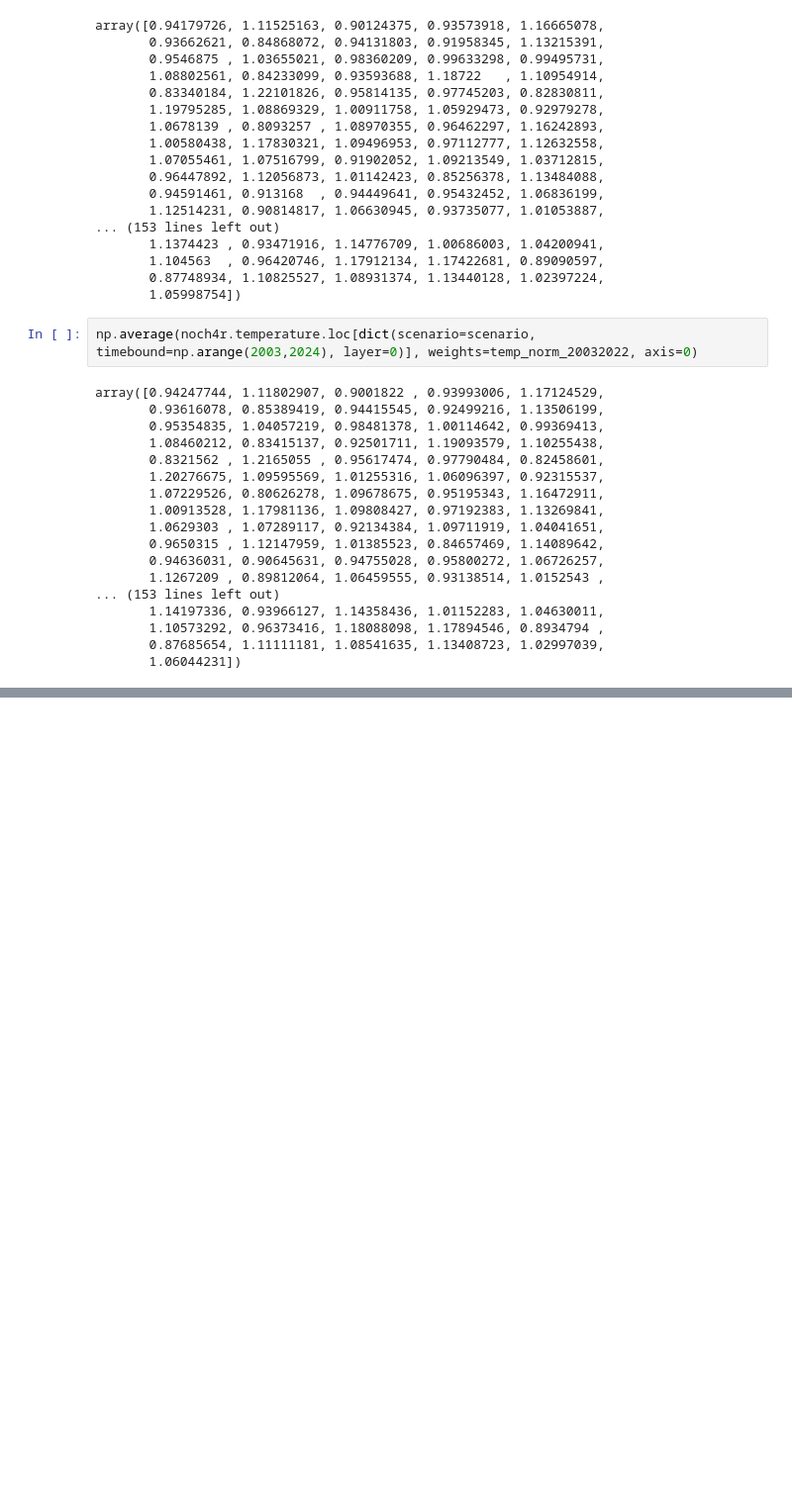
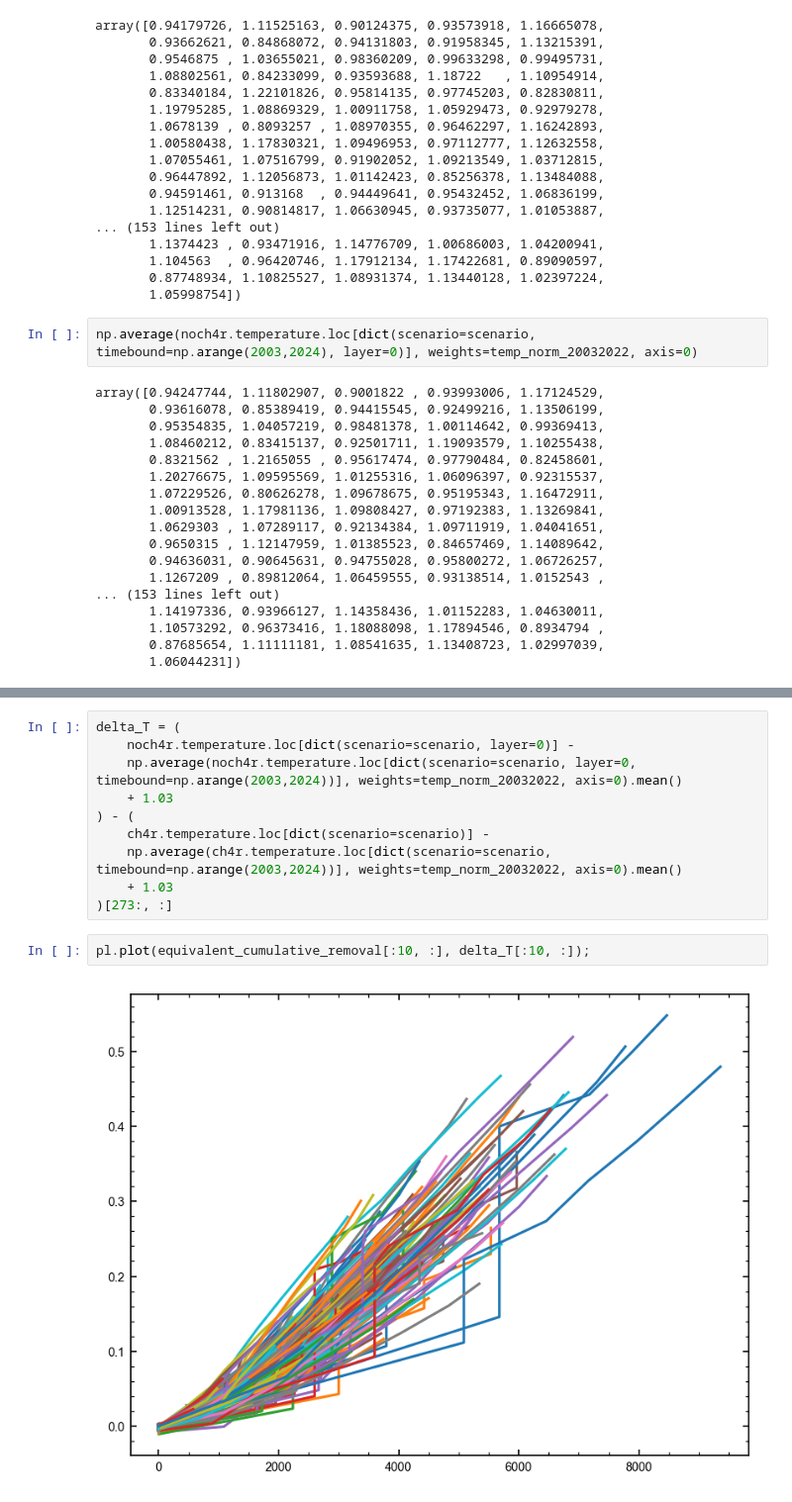
Before and after one commit to chrisroadmap/methane-mitigation, a Jupyter notebook: notebooks/analyse-1.4.0.ipynb, the cells around one changed output, grey strips where cells are left out. Shown at 99% size. Saved outputs shown, nothing was run; the diff lists cells and outputs as text; blank space fills up the shorter version.

```diff
--- a/notebooks/analyse-1.4.0.ipynb
+++ b/notebooks/analyse-1.4.0.ipynb
@@ -1267,0 +1394,14 @@ array([0.94247744, 1.11802907, 0.9001822 , 0.93993006, 1.17124529,
+# %%
+delta_T = (
+    noch4r.temperature.loc[dict(scenario=scenario, layer=0)] -
+    np.average(noch4r.temperature.loc[dict(scenario=scenario, layer=0, timebound=np.arange(2003,2024))], weights=temp_norm_20032022, axis=0).mean()
+    + 1.03
+) - (
+    ch4r.temperature.loc[dict(scenario=scenario)] -
+    np.average(ch4r.temperature.loc[dict(scenario=scenario, timebound=np.arange(2003,2024))], weights=temp_norm_20032022, axis=0).mean()
+    + 1.03
+)[273:, :]
+# %%
+pl.plot(equivalent_cumulative_removal[:10, :], delta_T[:10, :]);
+# %% [output]
+[figure, added]
```
Also changed, not shown: parts of 16 cells of this notebook.
